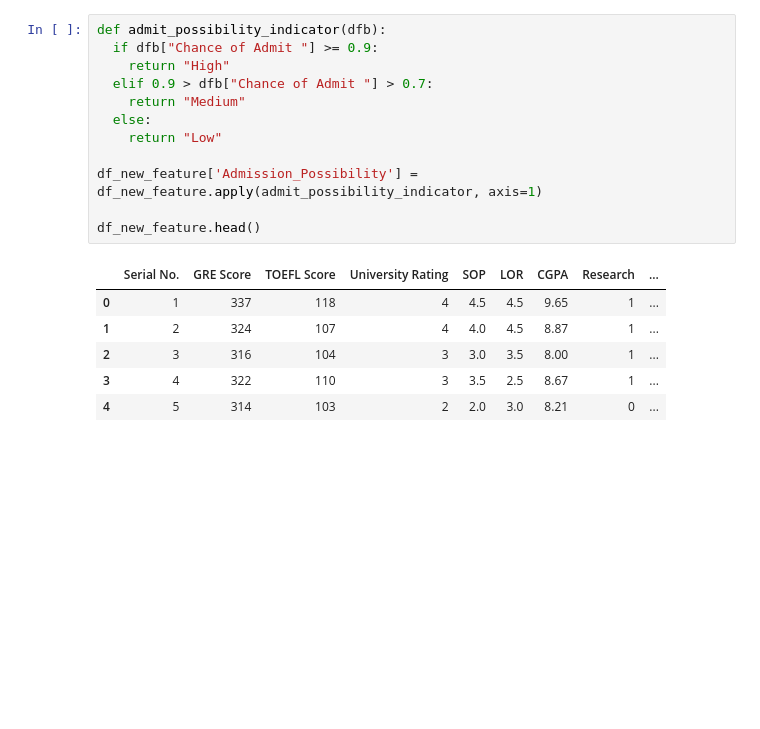
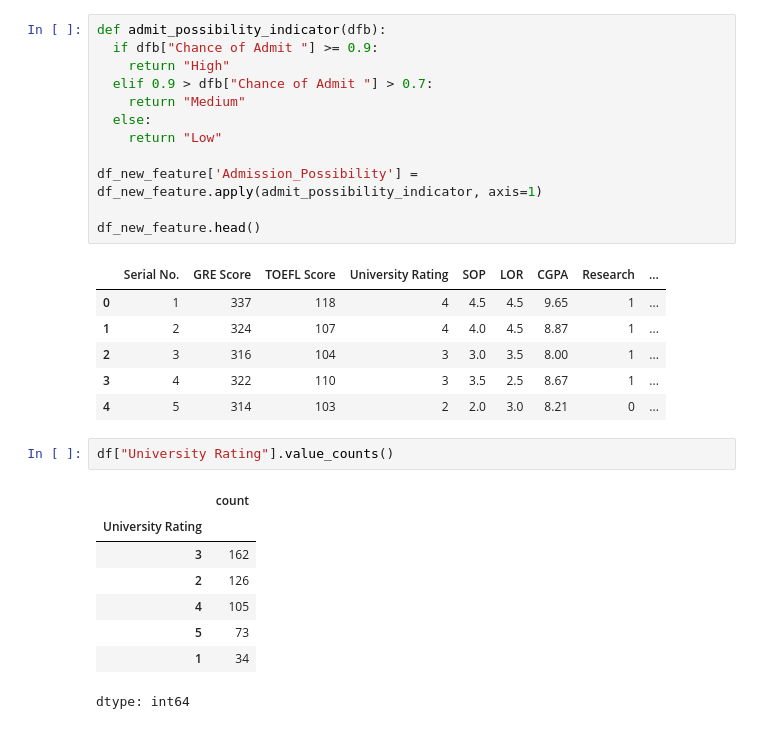
Before and after one commit to akshayabhale1406/SCLR_Jamboree_Education_Linear_Regression, a Jupyter notebook: Jamboree_Education_Linear_Regression.ipynb, the cells around one changed output. Drawn from its saved outputs; the diff is of its cells as text; blank space fills up the shorter version.

```diff
--- a/Jamboree_Education_Linear_Regression.ipynb
+++ b/Jamboree_Education_Linear_Regression.ipynb
@@ -146,3 +160,14 @@ df_new_feature.head()
 | 2 | 3 | 316 | 104 | 3 | 3.0 | 3.5 | 8.00 | 1 | ... |
 | 3 | 4 | 322 | 110 | 3 | 3.5 | 2.5 | 8.67 | 1 | ... |
 | 4 | 5 | 314 | 103 | 2 | 2.0 | 3.0 | 8.21 | 0 | ... |
+# %%
+df["University Rating"].value_counts()
+# %% [output]
+|  | count |
+| University Rating |  |
+| 3 | 162 |
+| 2 | 126 |
+| 4 | 105 |
+| 5 | 73 |
+| 1 | 34 |
+dtype: int64
```
Also changed, not shown: parts of 2 cells of this notebook.
